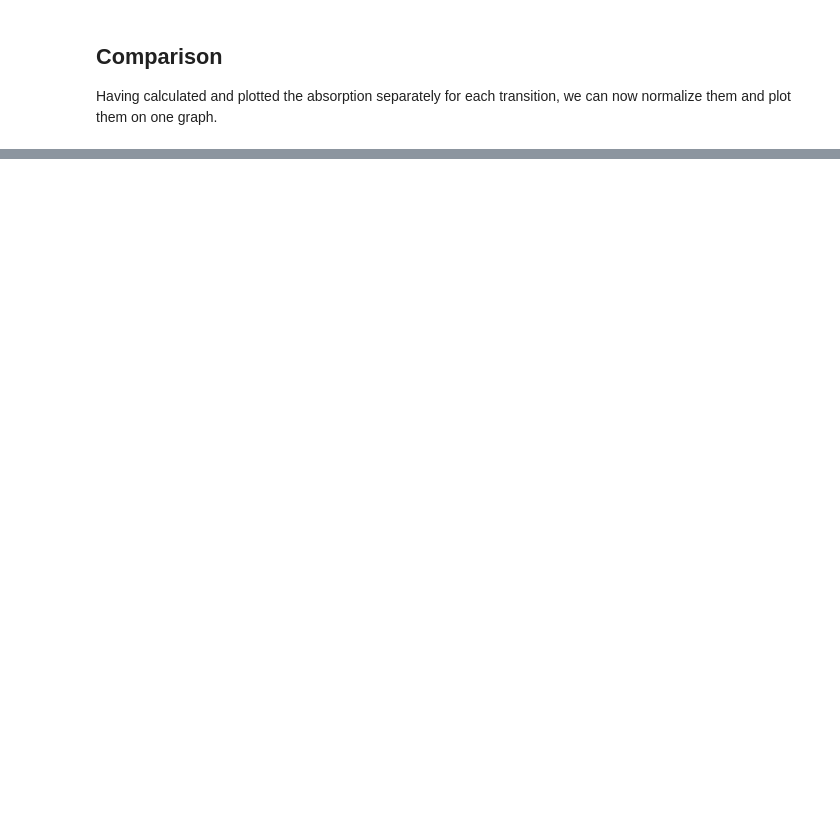
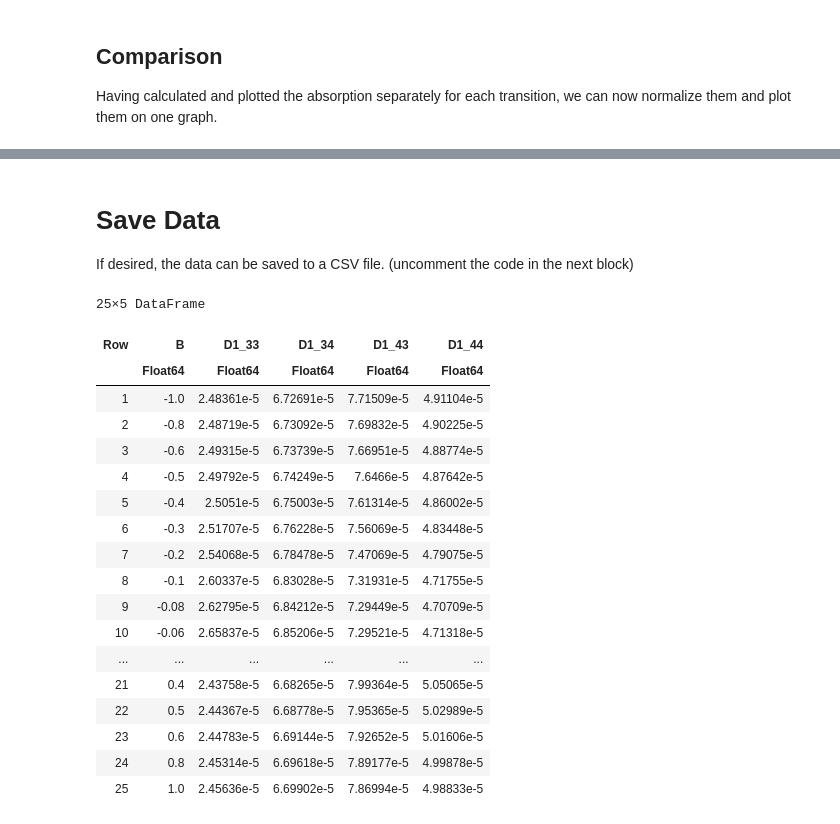
Before and after one commit to floriansLU/OpticalBlochEquations.jl, a Jupyter notebook: examples/testingOBE_D1_transitions.ipynb, the cells around one changed output, grey strips where cells are left out. Drawn from its saved outputs; the diff is of its cells as text; code cells hidden in the pictures; blank space fills up the shorter version.

```diff
--- a/examples/testingOBE_D1_transitions.ipynb
+++ b/examples/testingOBE_D1_transitions.ipynb
@@ -306,0 +307,27 @@ plot([x33 x34 x43 x44], [y33norm y34norm y43norm y44norm],xlabel="Magnetic Field
+# %% [markdown]
+# Save Data
+If desired, the data can be saved to a CSV file.
+(uncomment the code in the next block)
+# %%
+df1=DataFrame(B=x33, D1_33=y33, D1_34=y34, D1_43=y43, D1_44=y44);
+#CSV.write("transitions-data.csv",df1)
+# %% [output]
+25×5 DataFrame
+| Row | B | D1_33 | D1_34 | D1_43 | D1_44 |
+|  | Float64 | Float64 | Float64 | Float64 | Float64 |
+| 1 | -1.0 | 2.48361e-5 | 6.72691e-5 | 7.71509e-5 | 4.91104e-5 |
+| 2 | -0.8 | 2.48719e-5 | 6.73092e-5 | 7.69832e-5 | 4.90225e-5 |
+| 3 | -0.6 | 2.49315e-5 | 6.73739e-5 | 7.66951e-5 | 4.88774e-5 |
+| 4 | -0.5 | 2.49792e-5 | 6.74249e-5 | 7.6466e-5 | 4.87642e-5 |
+| 5 | -0.4 | 2.5051e-5 | 6.75003e-5 | 7.61314e-5 | 4.86002e-5 |
+| 6 | -0.3 | 2.51707e-5 | 6.76228e-5 | 7.56069e-5 | 4.83448e-5 |
+| 7 | -0.2 | 2.54068e-5 | 6.78478e-5 | 7.47069e-5 | 4.79075e-5 |
+| 8 | -0.1 | 2.60337e-5 | 6.83028e-5 | 7.31931e-5 | 4.71755e-5 |
+| 9 | -0.08 | 2.62795e-5 | 6.84212e-5 | 7.29449e-5 | 4.70709e-5 |
+| 10 | -0.06 | 2.65837e-5 | 6.85206e-5 | 7.29521e-5 | 4.71318e-5 |
+| ... | ... | ... | ... | ... | ... |
+| 21 | 0.4 | 2.43758e-5 | 6.68265e-5 | 7.99364e-5 | 5.05065e-5 |
+| 22 | 0.5 | 2.44367e-5 | 6.68778e-5 | 7.95365e-5 | 5.02989e-5 |
+| 23 | 0.6 | 2.44783e-5 | 6.69144e-5 | 7.92652e-5 | 5.01606e-5 |
+| 24 | 0.8 | 2.45314e-5 | 6.69618e-5 | 7.89177e-5 | 4.99878e-5 |
+| 25 | 1.0 | 2.45636e-5 | 6.69902e-5 | 7.86994e-5 | 4.98833e-5 |
```
Also changed, not shown: parts of 15 cells of this notebook, 1 other file.
